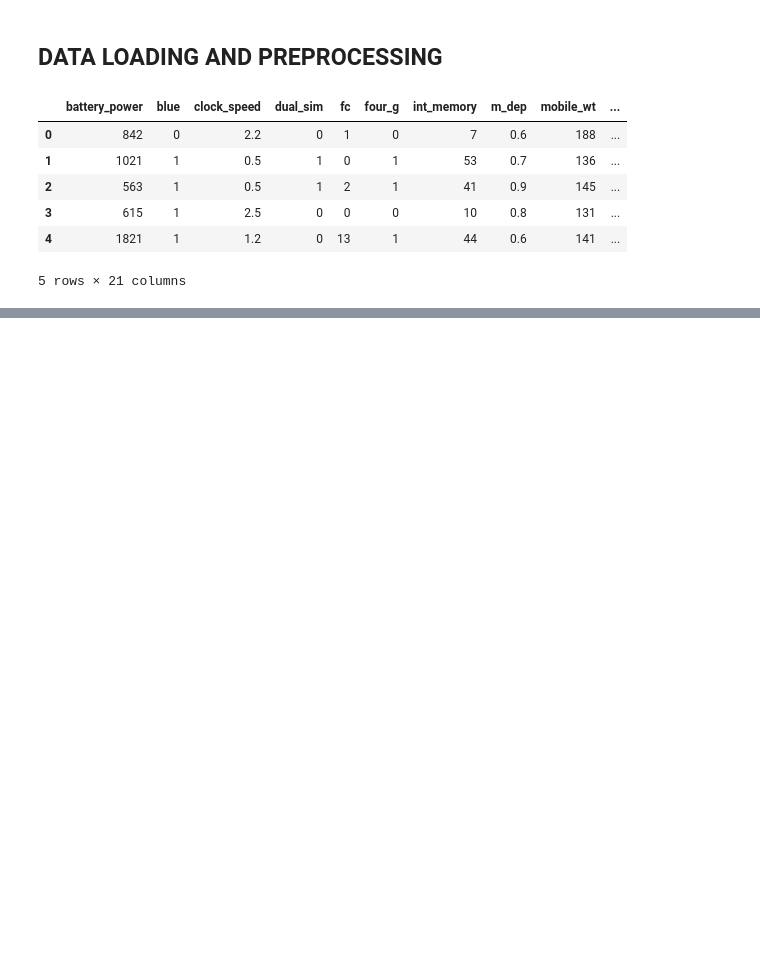
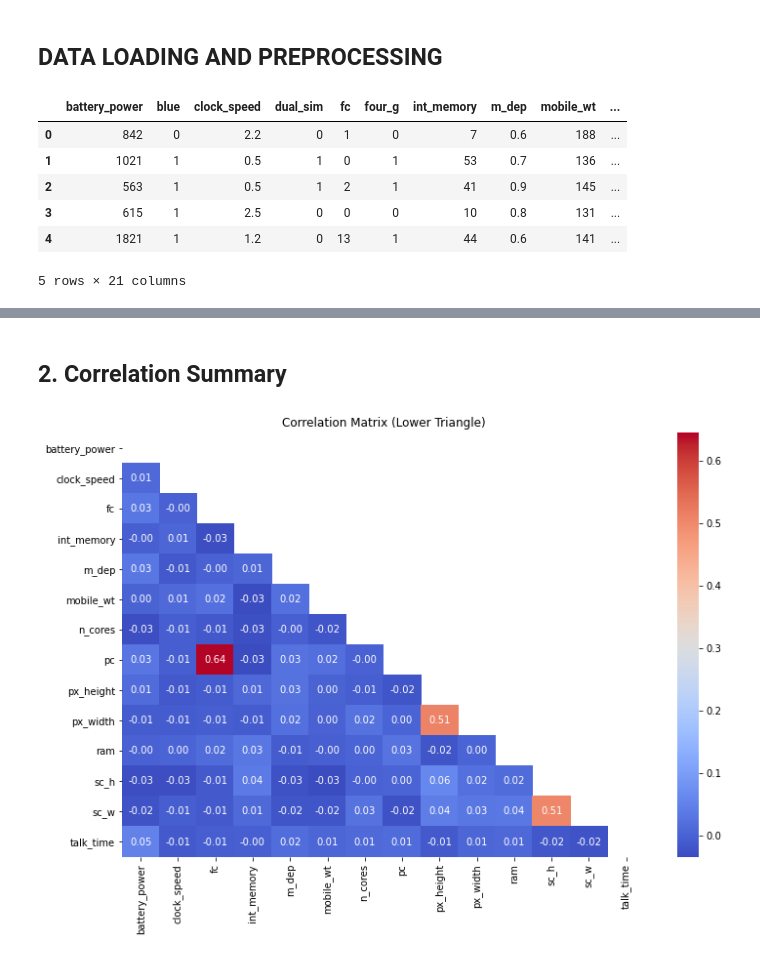
Before and after one commit to Ogutu01/Mobile-Price-Classifier, a Jupyter notebook: index.ipynb, the cells around one changed output, grey strips where cells are left out. Cells and saved outputs as stored; diff of their text form; code cells hidden in the pictures; blank space fills up the shorter version.

```diff
--- a/index.ipynb
+++ b/index.ipynb
@@ -20,0 +147,19 @@ df1.head()
+# %% [markdown]
+## **2. Correlation Summary**
+# %%
+# Select numerical columns
+numerical_cols = train.select_dtypes(include=[np.number])
+
+# Compute the correlation matrix
+corr_matrix = numerical_cols.corr()
+
+# Mask for the lower triangle
+mask = np.triu(np.ones_like(corr_matrix, dtype=bool))
+
+# Plot the correlation matrix for the lower triangle
+plt.figure(figsize=(12, 8))
+sns.heatmap(corr_matrix, annot=True, cmap='coolwarm', fmt=".2f", mask=mask)
+plt.title('Correlation Matrix (Lower Triangle)')
+plt.show()
+# %% [output]
+[figure, added]
```
Also changed, not shown: parts of 24 cells of this notebook.
